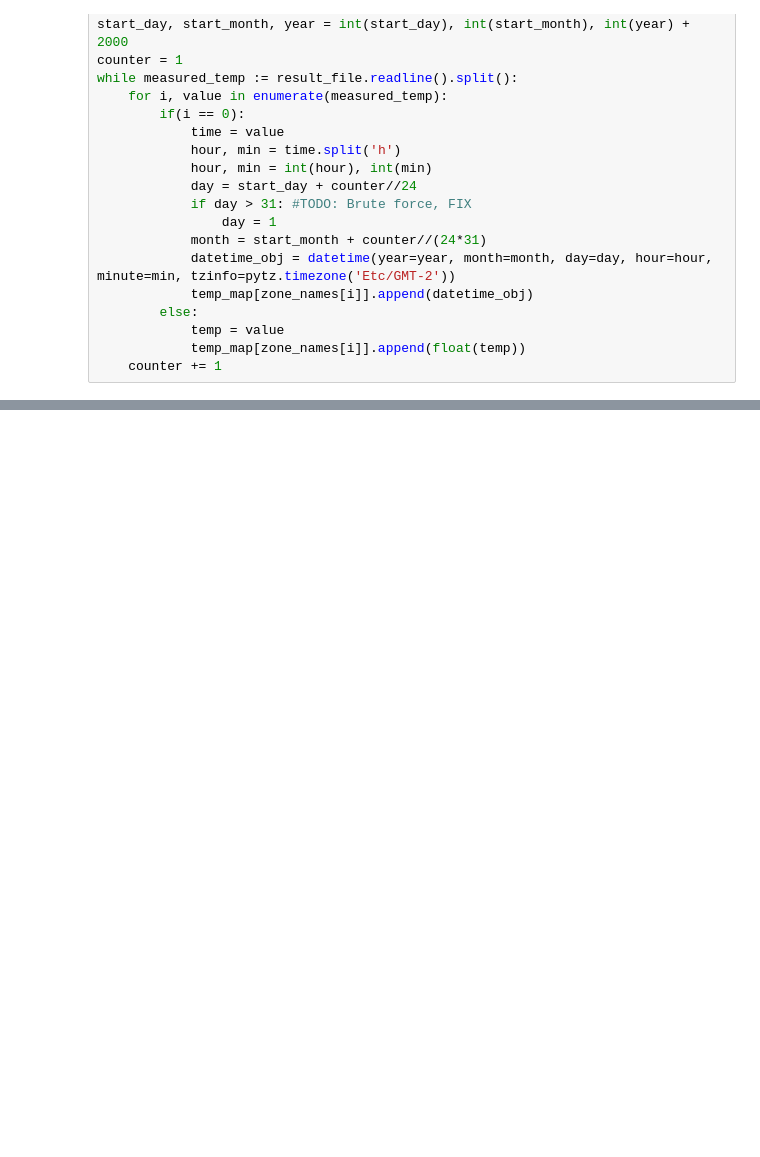
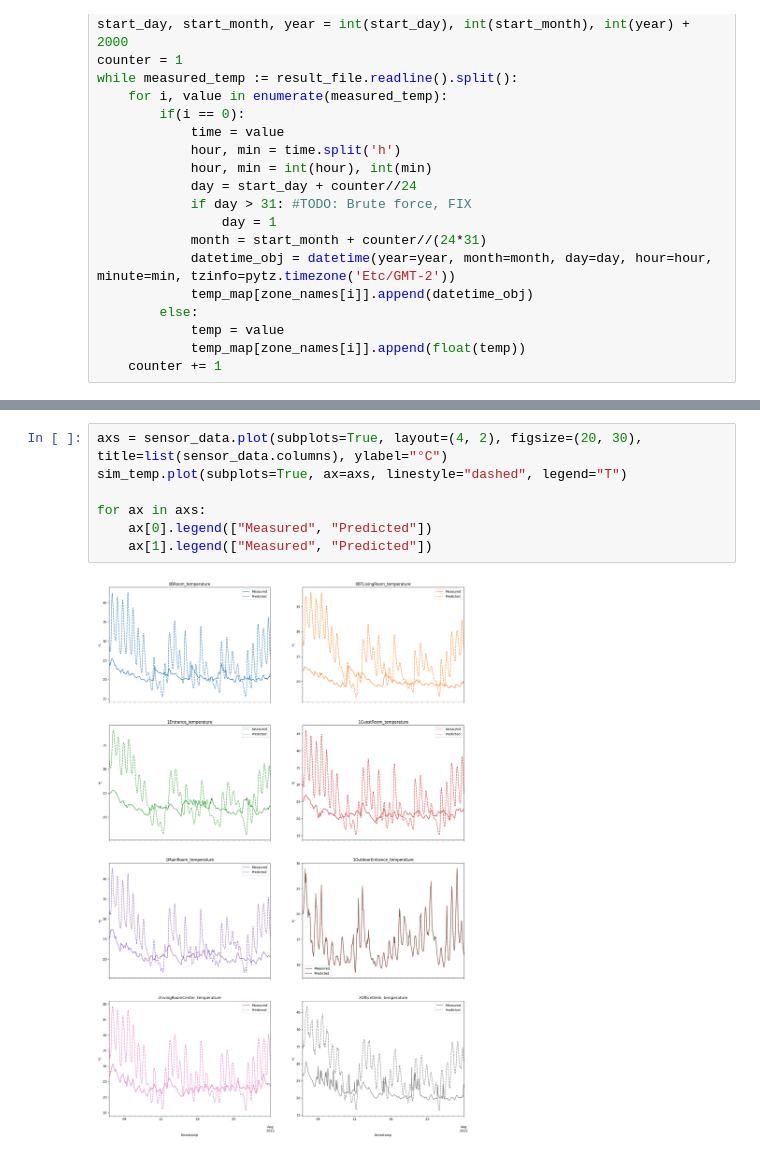
Before and after one commit to henrikhestnes/esp-r-house, a Jupyter notebook: plot_temperatures.ipynb, the cells around one changed output, grey strips where cells are left out. Drawn from its saved outputs; the diff is of its cells as text; blank space fills up the shorter version.

Commit message:
plotting measured vs predicted together

```diff
--- a/plot_temperatures.ipynb
+++ b/plot_temperatures.ipynb
@@ -131,0 +141,9 @@ AttributeError: 'numpy.ndarray' object has no attribute 'get_figure'
+# %%
+axs = sensor_data.plot(subplots=True, layout=(4, 2), figsize=(20, 30), title=list(sensor_data.columns), ylabel="°C")
+sim_temp.plot(subplots=True, ax=axs, linestyle="dashed", legend="T")
+
+for ax in axs:
+    ax[0].legend(["Measured", "Predicted"])
+    ax[1].legend(["Measured", "Predicted"])
+# %% [output]
+[figure, added]
```
Also changed, not shown: parts of 4 cells of this notebook, 2 other files.
